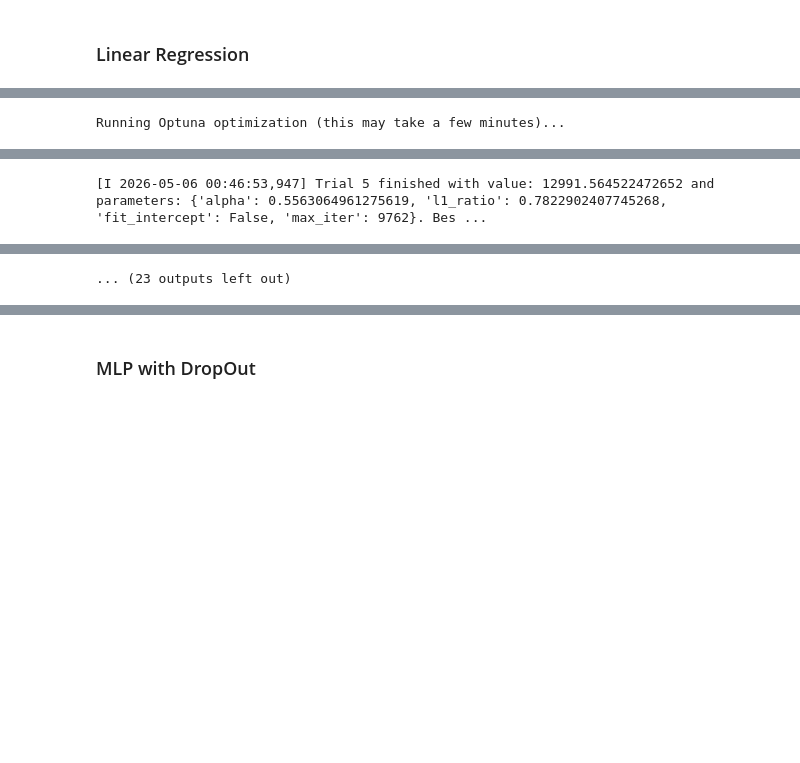
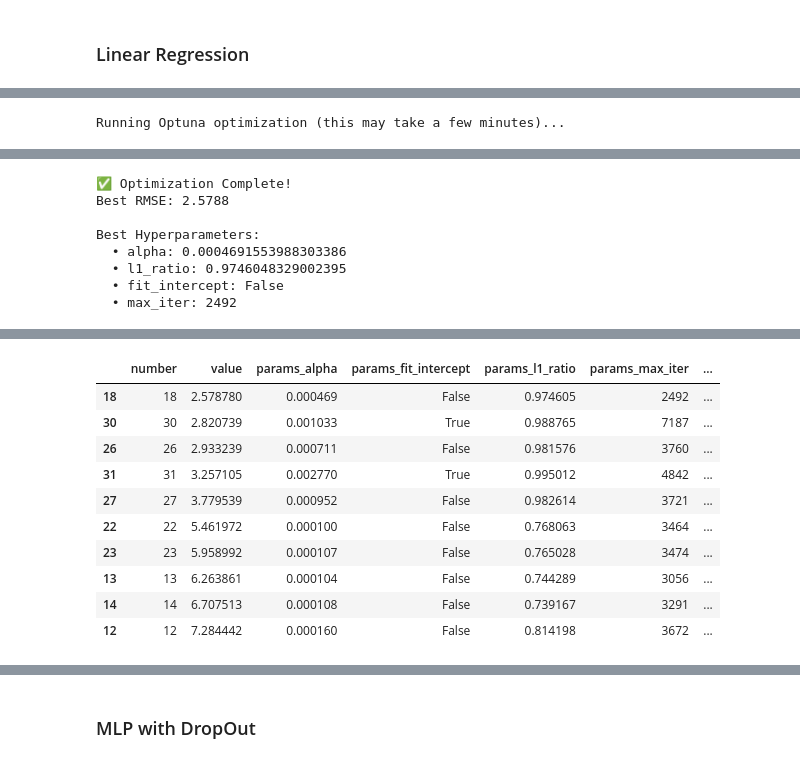
Before and after one commit to guillermoArr/default_credit_prediction, a Jupyter notebook: notebooks/3.2.01-gar-payment-regression-models.ipynb, the cells around one changed output, grey strips where cells are left out. Cells and saved outputs as stored; diff of their text form; code cells hidden in the pictures; blank space fills up the shorter version.

```diff
--- a/notebooks/3.2.01-gar-payment-regression-models.ipynb
+++ b/notebooks/3.2.01-gar-payment-regression-models.ipynb
@@ -185,7 +207,7 @@ lr_study, lr_best_params, lr_best_score = tune_elastic_net(
 # Visualize optimization history
 fig = plot_optimization_history(lr_study).show()
 print(f"\n✅ Optimization Complete!")
-print(f"Best AUC-ROC (CV): {lr_best_score:.4f}")
+print(f"Best RMSE: {lr_best_score:.4f}")
 print(f"\nBest Hyperparameters:")
 for param, value in lr_best_params.items():
     print(f"  • {param}: {value}")
@@ -199,5 +221,5 @@ optuna_results_lr = {
 }
 
 optuna_results_lr['trials_df'].to_csv(os.path.join(MODELS_DIR, 'lr_optuna_trials.csv'), index=False)
-optuna_results_lr['trials_df'].sort_values('value', ascending=False).head(10)
+optuna_results_lr['trials_df'].sort_values('value', ascending=True).head(10)
 # %% [output]
@@ -207 +246,8 @@ Running Optuna optimization (this may take a few minutes)...
-[I 2026-05-06 00:46:53,947] Trial 5 finished with value: 12991.564522472652 and parameters: {'alpha': 0.5563064961275619, 'l1_ratio': 0.7822902407745268, 'fit_intercept': False, 'max_iter': 9762}. Bes ...
+✅ Optimization Complete!
+Best RMSE: 2.5788
+
+Best Hyperparameters:
+  • alpha: 0.0004691553988303386
+  • l1_ratio: 0.9746048329002395
+  • fit_intercept: False
+  • max_iter: 2492
@@ -216,4 +254,14 @@ Running Optuna optimization (this may take a few minutes)...
-... (23 outputs left out)
+|  | number | value | params_alpha | params_fit_intercept | params_l1_ratio | params_max_iter | ... |
+| 18 | 18 | 2.578780 | 0.000469 | False | 0.974605 | 2492 | ... |
+| 30 | 30 | 2.820739 | 0.001033 | True | 0.988765 | 7187 | ... |
+| 26 | 26 | 2.933239 | 0.000711 | False | 0.981576 | 3760 | ... |
+| 31 | 31 | 3.257105 | 0.002770 | True | 0.995012 | 4842 | ... |
+| 27 | 27 | 3.779539 | 0.000952 | False | 0.982614 | 3721 | ... |
+| 22 | 22 | 5.461972 | 0.000100 | False | 0.768063 | 3464 | ... |
+| 23 | 23 | 5.958992 | 0.000107 | False | 0.765028 | 3474 | ... |
+| 13 | 13 | 6.263861 | 0.000104 | False | 0.744289 | 3056 | ... |
+| 14 | 14 | 6.707513 | 0.000108 | False | 0.739167 | 3291 | ... |
+| 12 | 12 | 7.284442 | 0.000160 | False | 0.814198 | 3672 | ... |
 # %%
 joblib.dump(optuna_results_lr, os.path.join(MODELS_DIR, 'lr_optuna_results.pkl'))
 # %% [output]
```
Also changed, not shown: parts of 20 cells of this notebook.
